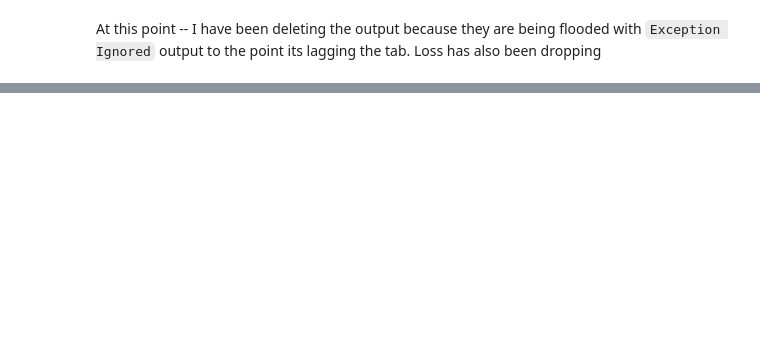
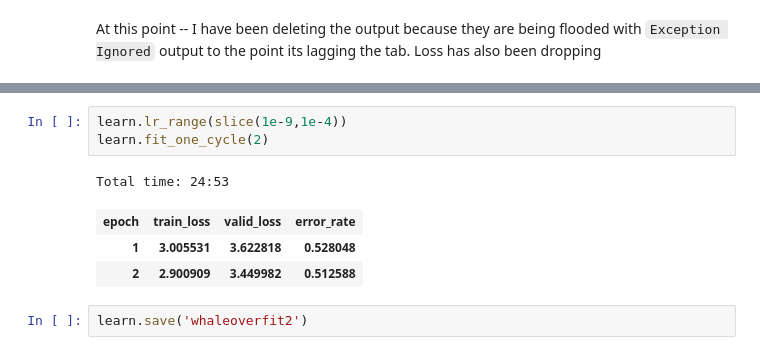
Before and after one commit to gdoteof/neuralnet_stuff, a Jupyter notebook: kaggle_whales.ipynb, the cells around one changed output, grey strips where cells are left out. Saved outputs shown, nothing was run; the diff lists cells and outputs as text; blank space fills up the shorter version.

```diff
--- a/kaggle_whales.ipynb
+++ b/kaggle_whales.ipynb
@@ -238,0 +246,10 @@ learn.save('whalecheck1')
+# %%
+learn.lr_range(slice(1e-9,1e-4))
+learn.fit_one_cycle(2)
+# %% [output]
+Total time: 24:53
+| epoch | train_loss | valid_loss | error_rate |
+| 1 | 3.005531 | 3.622818 | 0.528048 |
+| 2 | 2.900909 | 3.449982 | 0.512588 |
+# %%
+learn.save('whaleoverfit2')
```
Also changed, not shown: parts of 26 cells of this notebook.
